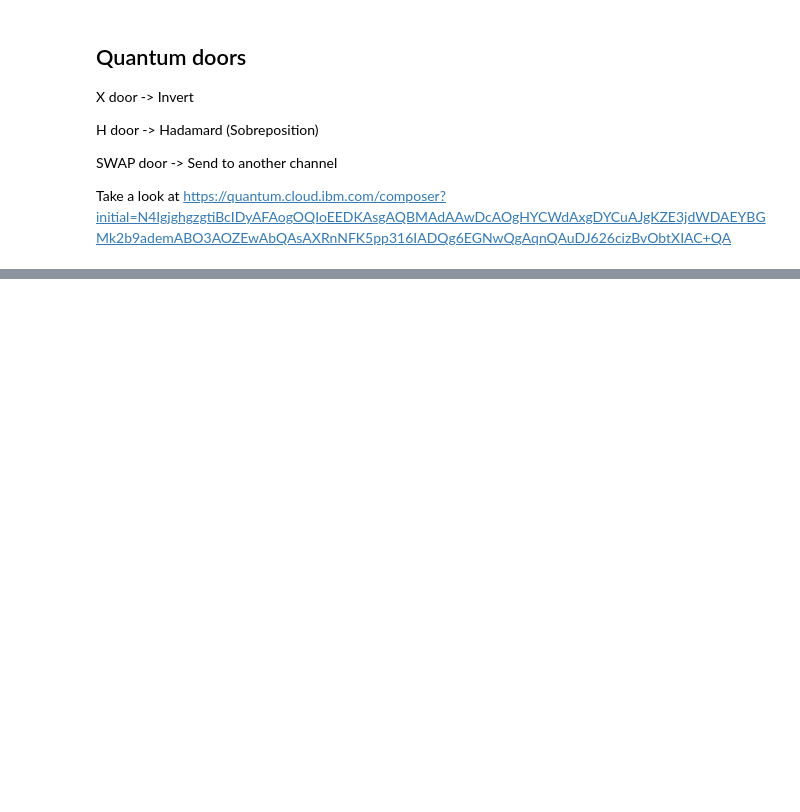
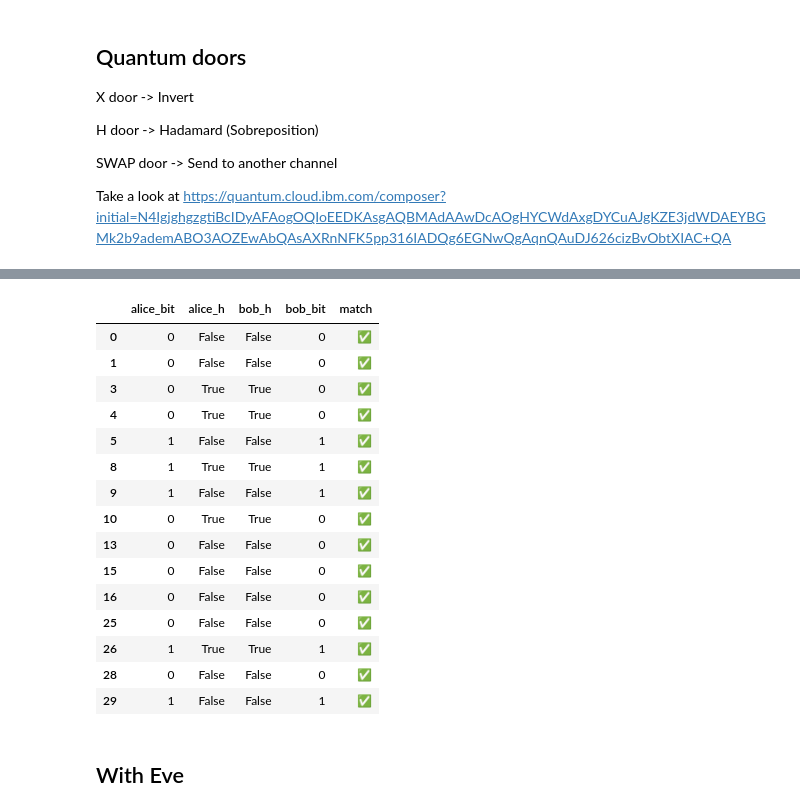
Before and after one commit to ManuelADSantos/Quantum_Computing_Specialization, a Jupyter notebook: classes/BB84.ipynb, the cells around one changed output, grey strips where cells are left out. Saved outputs shown, nothing was run; the diff lists cells and outputs as text; code cells hidden in the pictures; blank space fills up the shorter version.

```diff
--- a/classes/BB84.ipynb
+++ b/classes/BB84.ipynb
@@ -84,0 +162,22 @@ ME: 1/════════════════════════
+# %%
+df = df[df['alice_h'] == df['bob_h']]
+df
+# %% [output]
+|  | alice_bit | alice_h | bob_h | bob_bit | match |
+| 0 | 0 | False | False | 0 | ✅ |
+| 1 | 0 | False | False | 0 | ✅ |
+| 3 | 0 | True | True | 0 | ✅ |
+| 4 | 0 | True | True | 0 | ✅ |
+| 5 | 1 | False | False | 1 | ✅ |
+| 8 | 1 | True | True | 1 | ✅ |
+| 9 | 1 | False | False | 1 | ✅ |
+| 10 | 0 | True | True | 0 | ✅ |
+| 13 | 0 | False | False | 0 | ✅ |
+| 15 | 0 | False | False | 0 | ✅ |
+| 16 | 0 | False | False | 0 | ✅ |
+| 25 | 0 | False | False | 0 | ✅ |
+| 26 | 1 | True | True | 1 | ✅ |
+| 28 | 0 | False | False | 0 | ✅ |
+| 29 | 1 | False | False | 1 | ✅ |
+# %% [markdown]
+## With Eve
```
Also changed, not shown: parts of 17 cells of this notebook.
